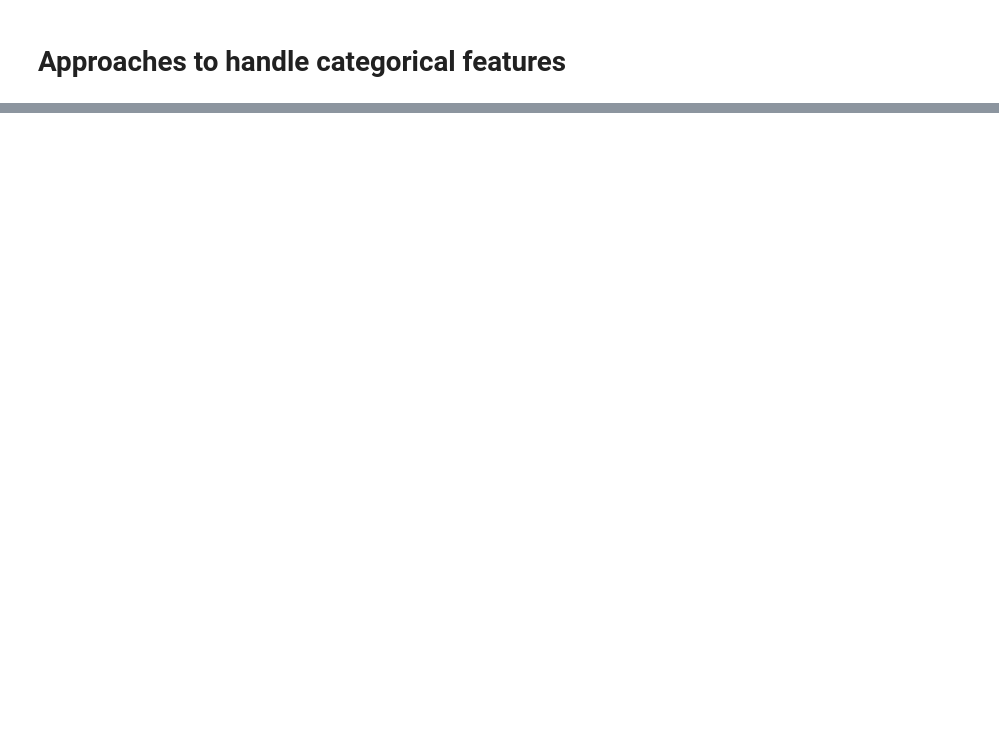
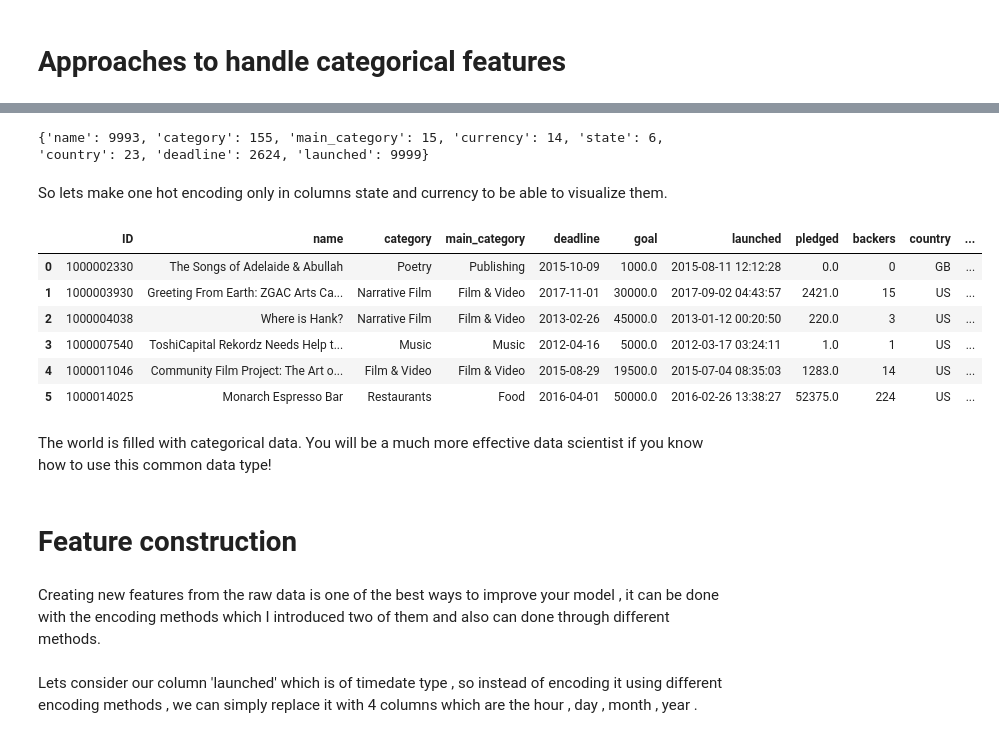
Before and after one commit to Omarsawan/Feature-construction-and-Categorical-features-tutorial, a Jupyter notebook: Feature_Construction.ipynb, the cells around one changed output, grey strips where cells are left out. Drawn from its saved outputs; the diff is of its cells as text; code cells hidden in the pictures; blank space fills up the shorter version.

```diff
--- a/Feature_Construction.ipynb
+++ b/Feature_Construction.ipynb
@@ -30,0 +110,49 @@ data.head(6)
+# %%
+#lets count the count of unique values of each column
+uniqueCount ={}
+for col in categoricalFeatures:
+    curCol=data.filter([col]).iloc[:,0]
+    uniqueCount[col]=len(curCol.unique())
+print(uniqueCount)
+# %% [output]
+{'name': 9993, 'category': 155, 'main_category': 15, 'currency': 14, 'state': 6, 'country': 23, 'deadline': 2624, 'launched': 9999}
+# %% [markdown]
+So lets make one hot encoding only in columns state and currency to be able to visualize them.
+# %%
+from sklearn.preprocessing import OneHotEncoder
+
+cols=['state','currency']
+
+# Make copy to avoid changing original data
+OH_data = data.copy()
+
+# Apply one-hot encoder to the columns we have choosen
+OH_encoder = OneHotEncoder(handle_unknown='ignore', sparse=False)
+OH_cols = pd.DataFrame(OH_encoder.fit_transform(OH_data[cols]))
+
+# One-hot encoding removed index; put it back
+OH_cols.index = OH_data.index
+
+# Remove categorical columns (will be replaced with one-hot encoding)
+num_X = OH_data.drop(l, axis=1)
+
+# Add one-hot encoded columns to numerical features
+OH_X = pd.concat([num_X, OH_cols], axis=1)
+
+OH_X.head(6)
+# %% [output]
+|  | ID | name | category | main_category | deadline | goal | launched | pledged | backers | country | ... |
+| 0 | 1000002330 | The Songs of Adelaide & Abullah | Poetry | Publishing | 2015-10-09 | 1000.0 | 2015-08-11 12:12:28 | 0.0 | 0 | GB | ... |
+| 1 | 1000003930 | Greeting From Earth: ZGAC Arts Ca... | Narrative Film | Film & Video | 2017-11-01 | 30000.0 | 2017-09-02 04:43:57 | 2421.0 | 15 | US | ... |
+| 2 | 1000004038 | Where is Hank? | Narrative Film | Film & Video | 2013-02-26 | 45000.0 | 2013-01-12 00:20:50 | 220.0 | 3 | US | ... |
+| 3 | 1000007540 | ToshiCapital Rekordz Needs Help t... | Music | Music | 2012-04-16 | 5000.0 | 2012-03-17 03:24:11 | 1.0 | 1 | US | ... |
+| 4 | 1000011046 | Community Film Project: The Art o... | Film & Video | Film & Video | 2015-08-29 | 19500.0 | 2015-07-04 08:35:03 | 1283.0 | 14 | US | ... |
+| 5 | 1000014025 | Monarch Espresso Bar | Restaurants | Food | 2016-04-01 | 50000.0 | 2016-02-26 13:38:27 | 52375.0 | 224 | US | ... |
+# %% [markdown]
+The world is filled with categorical data. You will be a much more effective data scientist if you know how to use this common data type!
+# %% [markdown]
+# Feature construction
+# %% [markdown]
+Creating new features from the raw data is one of the best ways to improve your model , it can be done with the encoding methods which I introduced two of them and also can done through different methods.
+# %% [markdown]
+Lets consider our column 'launched' which is of timedate type , so instead of encoding it using different encoding methods , we can simply replace it with 4 columns which are the hour , day , month , year .
```
Also changed, not shown: parts of 24 cells of this notebook, 1 other file.
